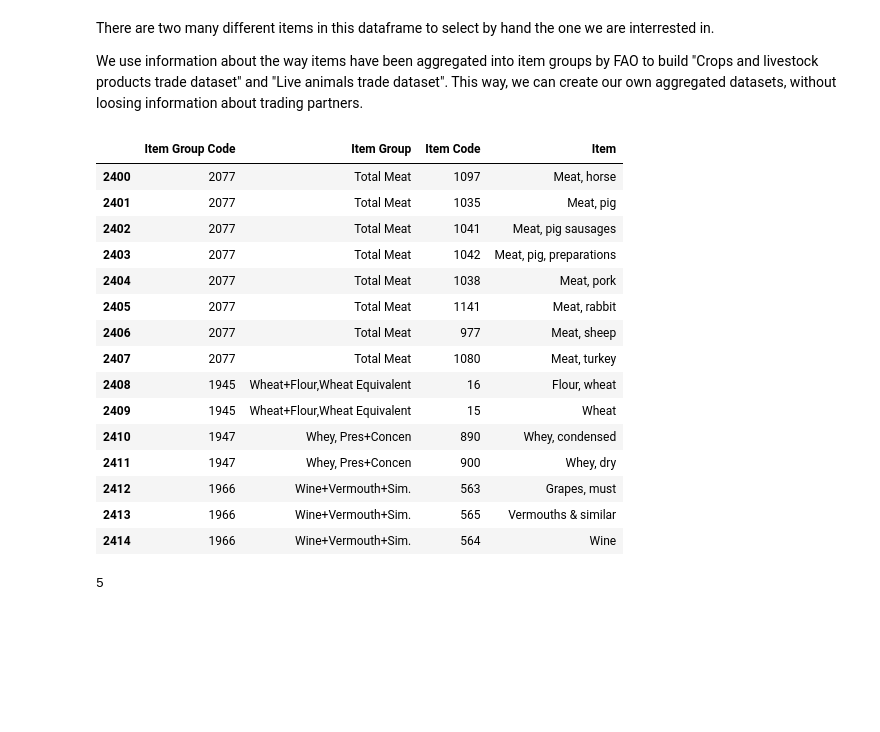
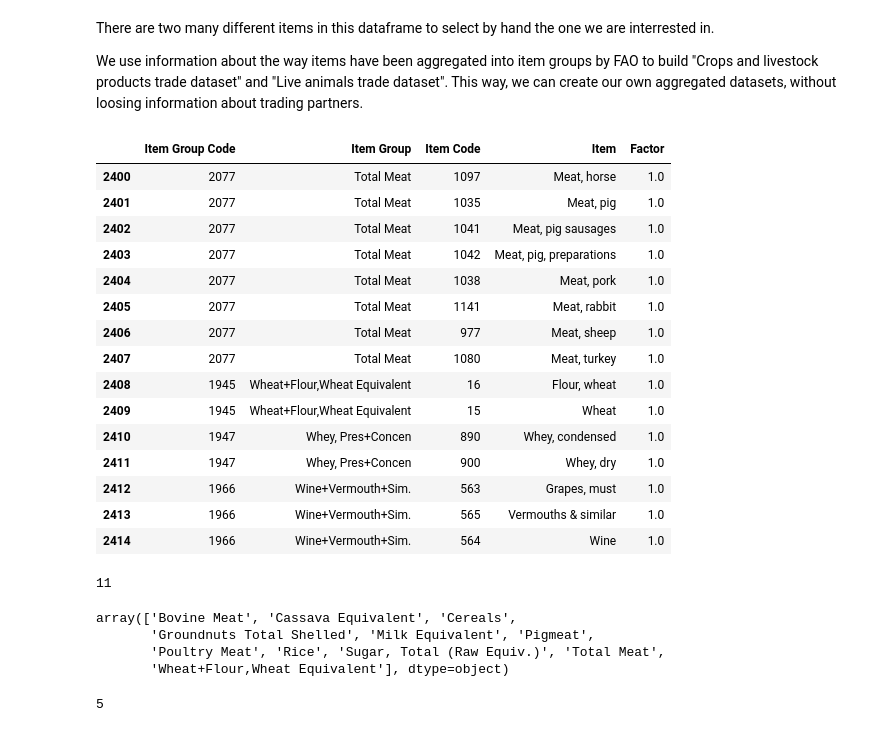
Before and after one commit to OthmanSefraoui/Data_story, a Jupyter notebook: load_detailedtradematrix.ipynb, the cells around one changed output. Cells and saved outputs as stored; diff of their text form; code cells hidden in the pictures; blank space fills up the shorter version.

Commit message:
item group with factor

```diff
--- a/load_detailedtradematrix.ipynb
+++ b/load_detailedtradematrix.ipynb
@@ -153,23 +85,34 @@ There are two many different items in this dataframe to select by hand the one w
 
 We use information about the way items have been aggregated into item groups by FAO to build "Crops and livestock products trade dataset" and "Live animals trade dataset". This way, we can create our own aggregated datasets, without loosing information about trading partners.
 # %%
-item_groups_product = pd.read_csv("data/definitions_and_standards/item_group_crops_and_livestock_products.csv", encoding="Latin1", usecols=["Item Group Code","Item Group","Item Code","Item"])
+item_groups_product = pd.read_csv("data/definitions_and_standards/item_group_crops_and_livestock_products.csv", encoding="Latin1", usecols=["Item Group Code","Item Group","Item Code","Item","Factor"])
 item_groups_product.tail(15)
 # %% [output]
-|  | Item Group Code | Item Group | Item Code | Item |
-| 2400 | 2077 | Total Meat | 1097 | Meat, horse |
-| 2401 | 2077 | Total Meat | 1035 | Meat, pig |
-| 2402 | 2077 | Total Meat | 1041 | Meat, pig sausages |
-| 2403 | 2077 | Total Meat | 1042 | Meat, pig, preparations |
-| 2404 | 2077 | Total Meat | 1038 | Meat, pork |
-| 2405 | 2077 | Total Meat | 1141 | Meat, rabbit |
-| 2406 | 2077 | Total Meat | 977 | Meat, sheep |
-| 2407 | 2077 | Total Meat | 1080 | Meat, turkey |
-| 2408 | 1945 | Wheat+Flour,Wheat Equivalent | 16 | Flour, wheat |
-| 2409 | 1945 | Wheat+Flour,Wheat Equivalent | 15 | Wheat |
-| 2410 | 1947 | Whey, Pres+Concen | 890 | Whey, condensed |
-| 2411 | 1947 | Whey, Pres+Concen | 900 | Whey, dry |
-| 2412 | 1966 | Wine+Vermouth+Sim. | 563 | Grapes, must |
-| 2413 | 1966 | Wine+Vermouth+Sim. | 565 | Vermouths & similar |
-| 2414 | 1966 | Wine+Vermouth+Sim. | 564 | Wine |
+|  | Item Group Code | Item Group | Item Code | Item | Factor |
+| 2400 | 2077 | Total Meat | 1097 | Meat, horse | 1.0 |
+| 2401 | 2077 | Total Meat | 1035 | Meat, pig | 1.0 |
+| 2402 | 2077 | Total Meat | 1041 | Meat, pig sausages | 1.0 |
+| 2403 | 2077 | Total Meat | 1042 | Meat, pig, preparations | 1.0 |
+| 2404 | 2077 | Total Meat | 1038 | Meat, pork | 1.0 |
+| 2405 | 2077 | Total Meat | 1141 | Meat, rabbit | 1.0 |
+| 2406 | 2077 | Total Meat | 977 | Meat, sheep | 1.0 |
+| 2407 | 2077 | Total Meat | 1080 | Meat, turkey | 1.0 |
+| 2408 | 1945 | Wheat+Flour,Wheat Equivalent | 16 | Flour, wheat | 1.0 |
+| 2409 | 1945 | Wheat+Flour,Wheat Equivalent | 15 | Wheat | 1.0 |
+| 2410 | 1947 | Whey, Pres+Concen | 890 | Whey, condensed | 1.0 |
+| 2411 | 1947 | Whey, Pres+Concen | 900 | Whey, dry | 1.0 |
+| 2412 | 1966 | Wine+Vermouth+Sim. | 563 | Grapes, must | 1.0 |
+| 2413 | 1966 | Wine+Vermouth+Sim. | 565 | Vermouths & similar | 1.0 |
+| 2414 | 1966 | Wine+Vermouth+Sim. | 564 | Wine | 1.0 |
+# %%
+item_groups_product_with_factor = pd.read_csv("data/definitions_and_standards/item_group_crops_and_livestock_products_with_factor.csv", encoding="Latin1", usecols=["Item Group Code","Item Group","Item Code","Item","Factor"])
+item_groups_product_with_factor.drop_duplicates(inplace=True)
+print(len(item_groups_product_with_factor["Item Group"].unique()))
+item_groups_product_with_factor["Item Group"].unique()
+# %% [output]
+11
+array(['Bovine Meat', 'Cassava Equivalent', 'Cereals',
+       'Groundnuts Total Shelled', 'Milk Equivalent', 'Pigmeat',
+       'Poultry Meat', 'Rice', 'Sugar, Total (Raw Equiv.)', 'Total Meat',
+       'Wheat+Flour,Wheat Equivalent'], dtype=object)
 # %%
```
Also changed, not shown: parts of 12 cells of this notebook, 1 other file.
